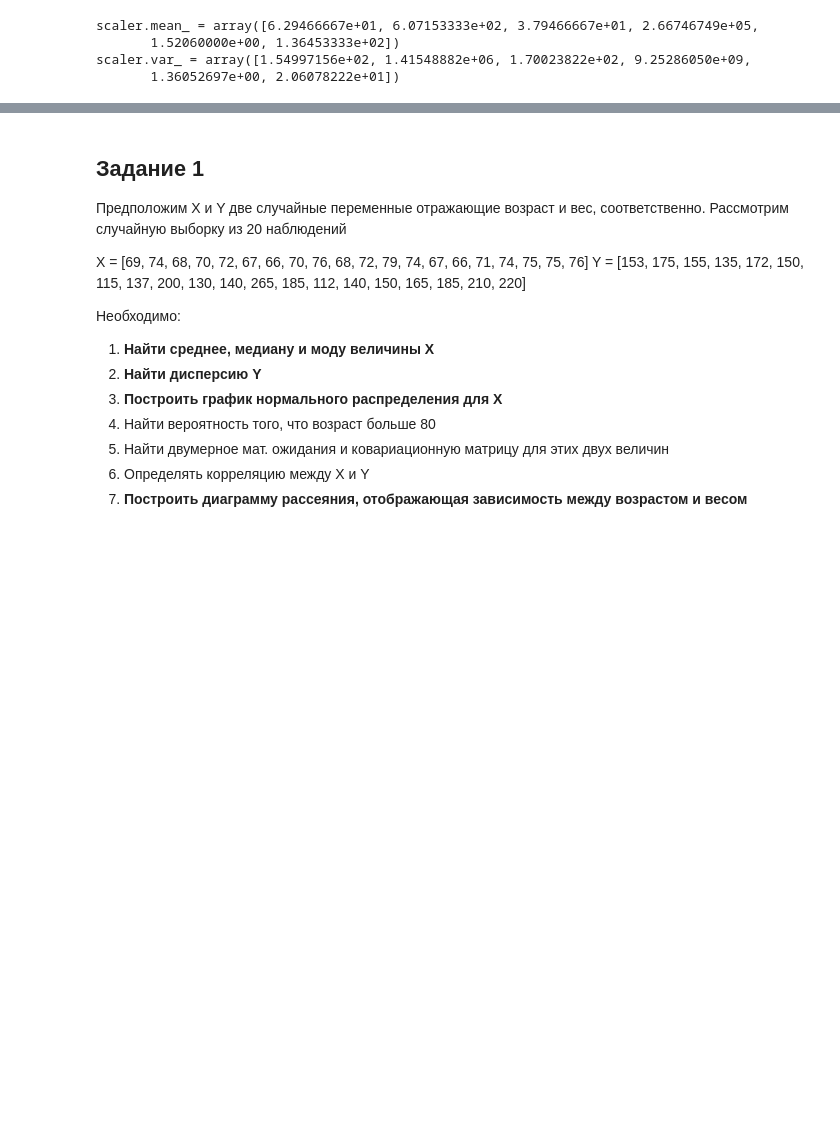
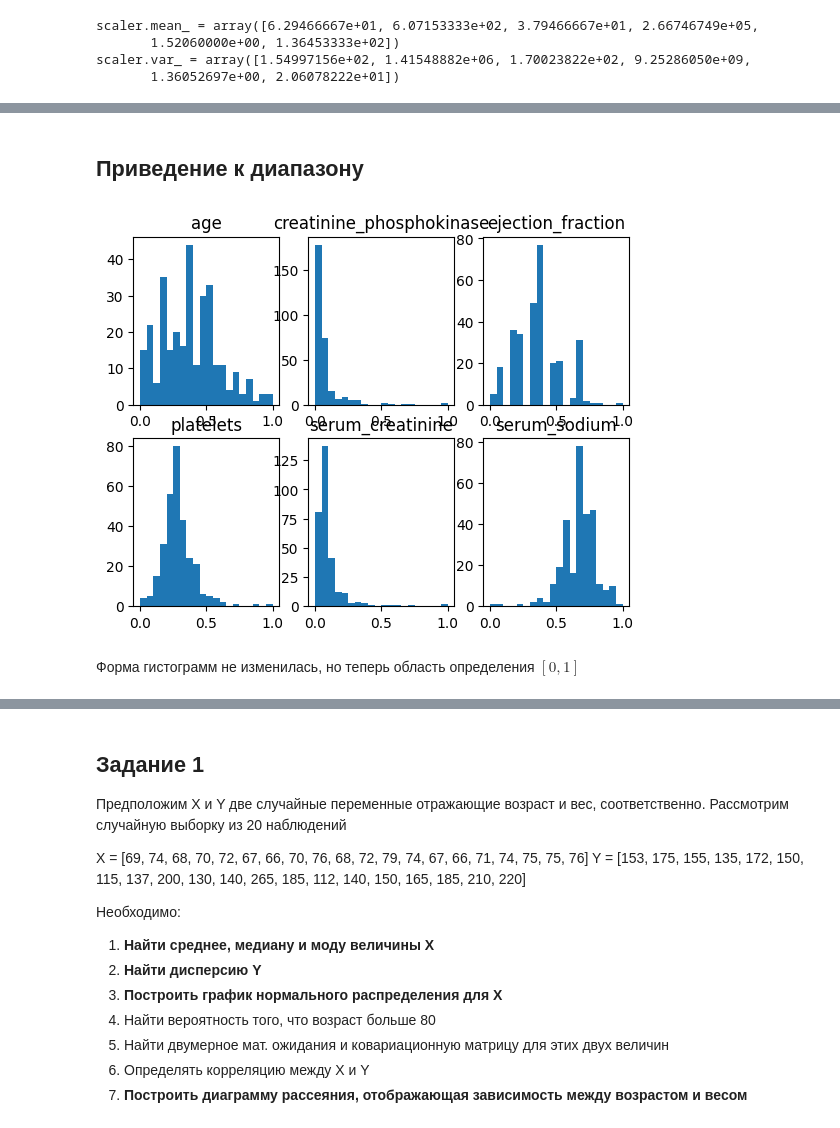
Before and after one commit to BasilNozdrin/ETU_Basil_N, a Jupyter notebook: 4th course/1st semester/ML/lab/lab1.ipynb, the cells around one changed output, grey strips where cells are left out. Saved outputs shown, nothing was run; the diff lists cells and outputs as text; code cells hidden in the pictures; blank space fills up the shorter version.

```diff
--- a/4th course/1st semester/ML/lab/lab1.ipynb
+++ b/4th course/1st semester/ML/lab/lab1.ipynb
@@ -43,2 +39,18 @@ print(df)
+# %%
+def make_hist(data, n_bins=20):
+    fig, axs = plt.subplots(2,3)
+    axs[0, 0].hist(data[:,0], bins = n_bins)
+    axs[0, 0].set_title('age')
+    axs[0, 1].hist(data[:,1], bins = n_bins)
+    axs[0, 1].set_title('creatinine_phosphokinase')
+    axs[0, 2].hist(data[:,2], bins = n_bins)
+    axs[0, 2].set_title('ejection_fraction')
+    axs[1, 0].hist(data[:,3], bins = n_bins)
+    axs[1, 0].set_title('platelets')
+    axs[1, 1].hist(data[:,4], bins = n_bins)
+    axs[1, 1].set_title('serum_creatinine')
+    axs[1, 2].hist(data[:,5], bins = n_bins)
+    axs[1, 2].set_title('serum_sodium')
+    plt.show()
 # %%
 n_bins = 20
@@ -108,0 +184,10 @@ scaler.var_ = array([1.54997156e+02, 1.41548882e+06, 1.70023822e+02, 9.25286050e
+# %% [markdown]
+## Приведение к диапазону
+# %%
+min_max_scaler = preprocessing.MinMaxScaler().fit(data)
+data_min_max_scaled = min_max_scaler.transform(data)
+make_hist(data_min_max_scaled)
+# %% [output]
+[figure, added]
+# %% [markdown]
+Форма гистограмм не изменилась, но теперь область определения $[0,1]$
```
Also changed, not shown: parts of 34 cells of this notebook, 1 other file.
